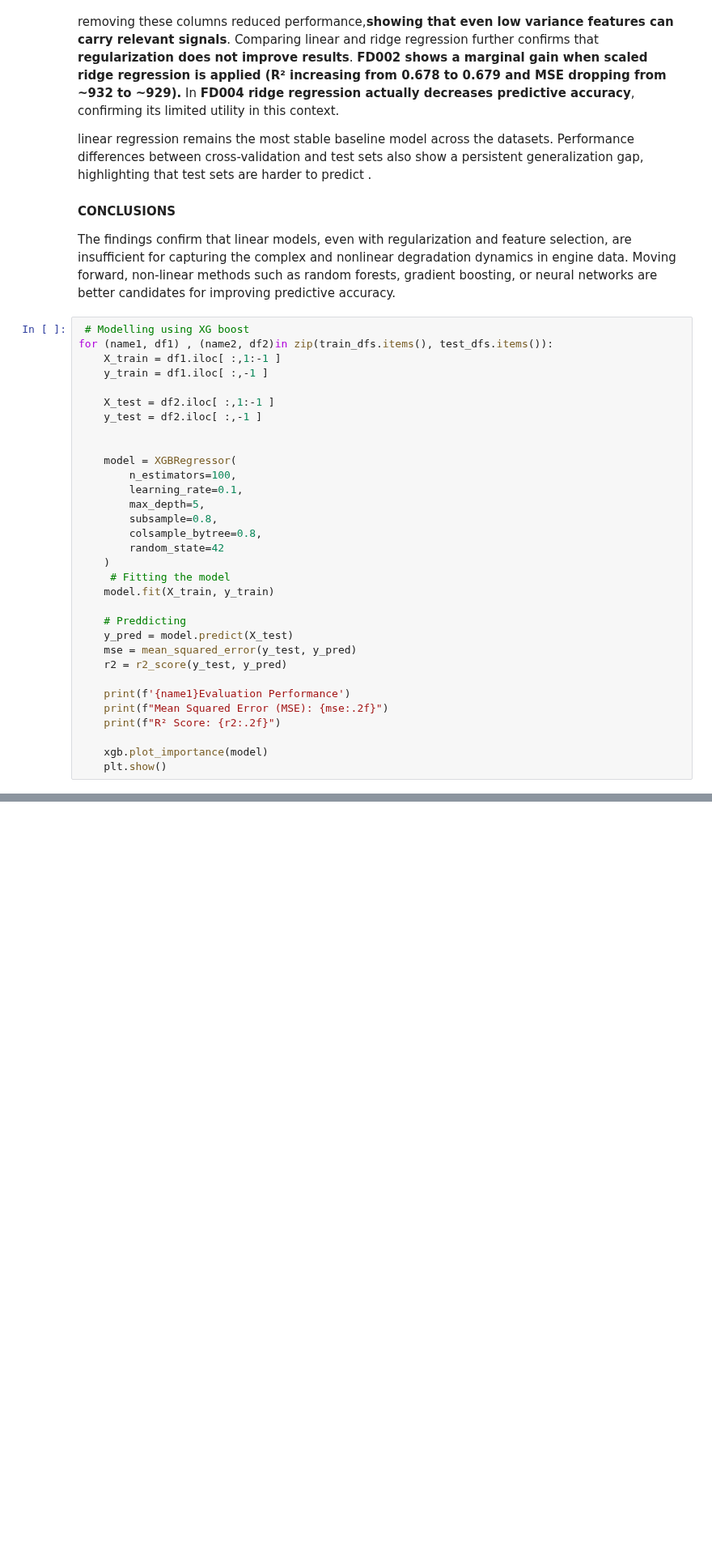
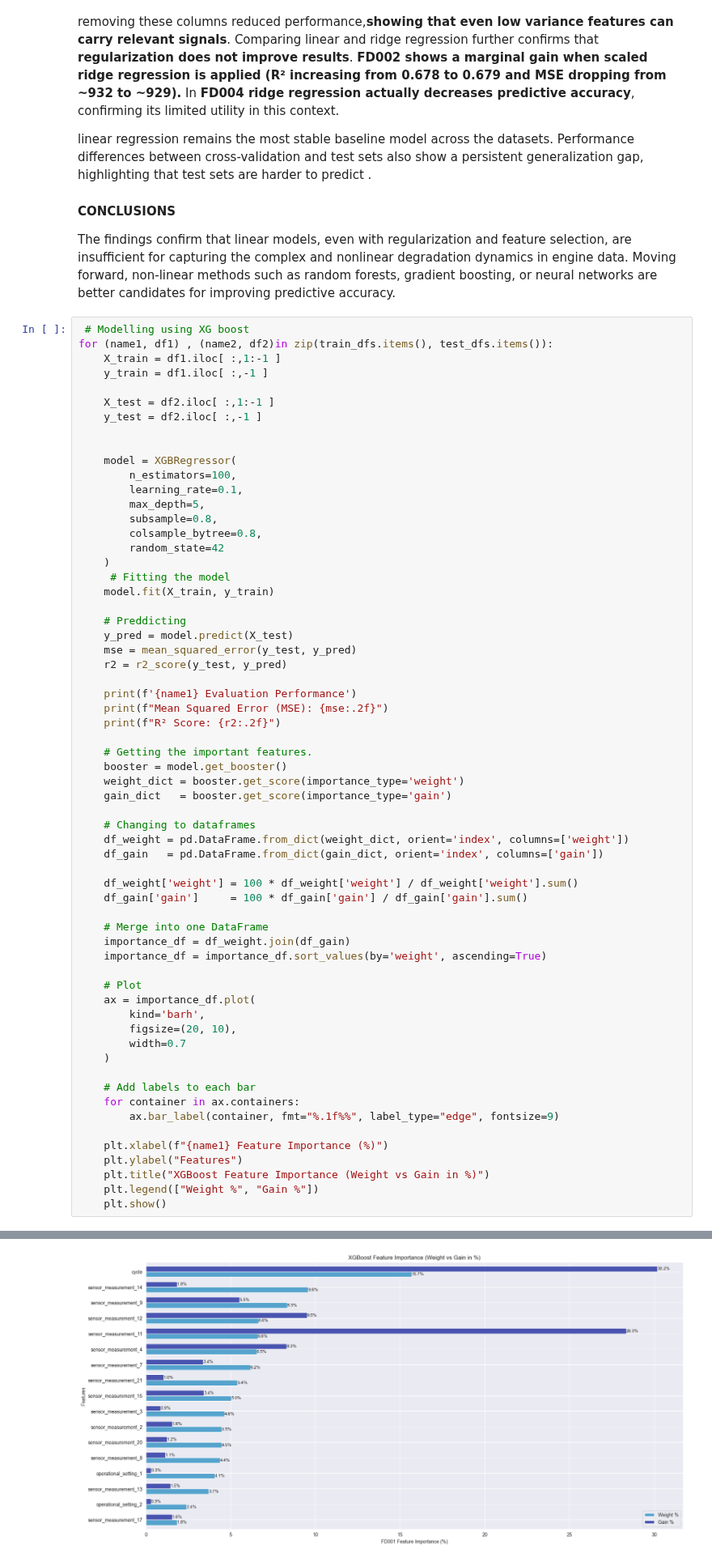
Before and after one commit to George-Njuguna/Prediction-of-Remaining-Useful-life-RUL-of-engine, a Jupyter notebook: Model_Building.ipynb, the cells around one changed output, grey strips where cells are left out. Shown at 81% size. Drawn from its saved outputs; the diff is of its cells as text; blank space fills up the shorter version.

Commit message:
XGBOOST

```diff
--- a/Model_Building.ipynb
+++ b/Model_Building.ipynb
@@ -276,9 +276,40 @@ for (name1, df1) , (name2, df2)in zip(train_dfs.items(), test_dfs.items()):
     mse = mean_squared_error(y_test, y_pred)
     r2 = r2_score(y_test, y_pred)
 
-    print(f'{name1}Evaluation Performance')
+    print(f'{name1} Evaluation Performance')
     print(f"Mean Squared Error (MSE): {mse:.2f}")
     print(f"R² Score: {r2:.2f}")
 
-    xgb.plot_importance(model)
+    # Getting the important features.
+    booster = model.get_booster()
+    weight_dict = booster.get_score(importance_type='weight')
+    gain_dict   = booster.get_score(importance_type='gain')
+
+    # Changing to dataframes
+    df_weight = pd.DataFrame.from_dict(weight_dict, orient='index', columns=['weight'])
+    df_gain   = pd.DataFrame.from_dict(gain_dict, orient='index', columns=['gain'])
+
+    df_weight['weight'] = 100 * df_weight['weight'] / df_weight['weight'].sum()
+    df_gain['gain']     = 100 * df_gain['gain'] / df_gain['gain'].sum()
+
+    # Merge into one DataFrame
+    importance_df = df_weight.join(df_gain)
+    importance_df = importance_df.sort_values(by='weight', ascending=True)
+
+    # Plot
+    ax = importance_df.plot(
+        kind='barh',
+        figsize=(20, 10),
+        width=0.7
+    )
+
+    # Add labels to each bar
+    for container in ax.containers:
+        ax.bar_label(container, fmt="%.1f%%", label_type="edge", fontsize=9)
+
+    plt.xlabel(f"{name1} Feature Importance (%)")
+    plt.ylabel("Features")
+    plt.title("XGBoost Feature Importance (Weight vs Gain in %)")
+    plt.legend(["Weight %", "Gain %"])
     plt.show()
+# %% [output]
@@ -284,0 +319 @@ for (name1, df1) , (name2, df2)in zip(train_dfs.items(), test_dfs.items()):
+[figure, added]
```
Also changed, not shown: parts of 1 cell of this notebook.
